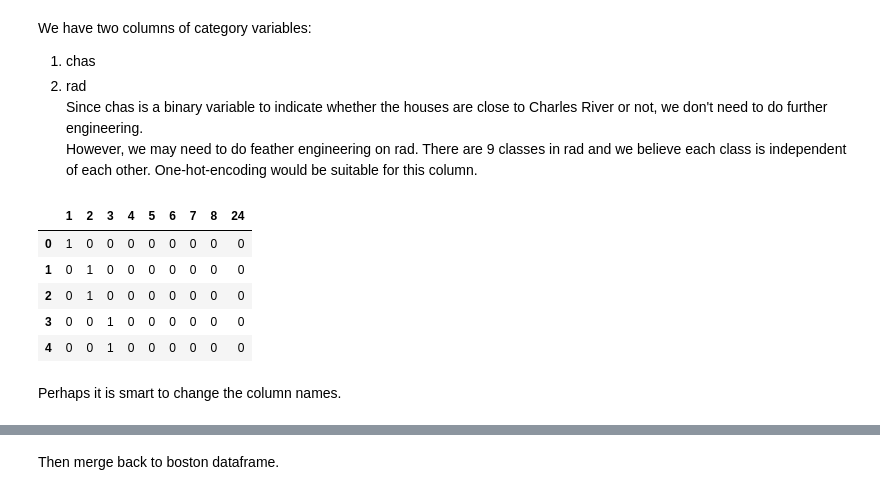
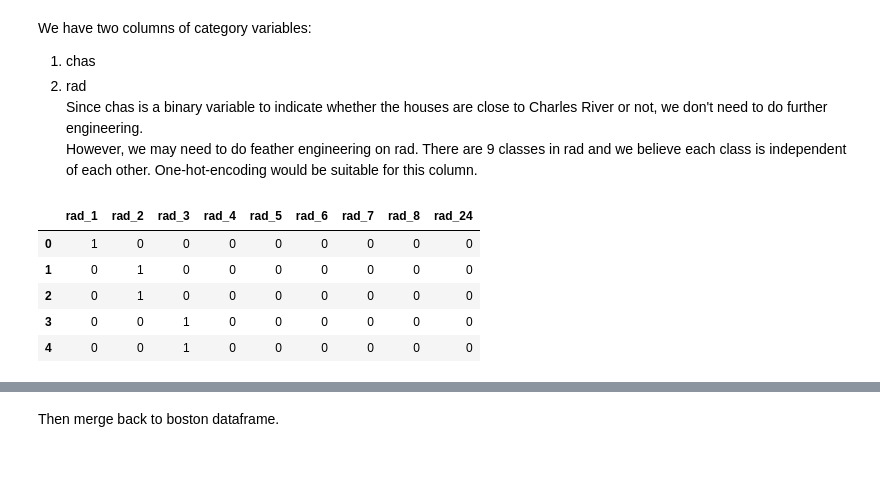
Before and after one commit to jacquessham/bostonhousingprice, a Jupyter notebook: Boston_Py.ipynb, the cells around one changed output, grey strips where cells are left out. Saved outputs shown, nothing was run; the diff lists cells and outputs as text; code cells hidden in the pictures; blank space fills up the shorter version.

```diff
--- a/Boston_Py.ipynb
+++ b/Boston_Py.ipynb
@@ -170,14 +170,12 @@ We have two columns of category variables:<br>
 Since chas is a binary variable to indicate whether the houses are close to Charles River or not, we don't need to do further engineering.<br>
 However, we may need to do feather engineering on rad. There are 9 classes in rad and we believe each class is independent of each other. One-hot-encoding would be suitable for this column.
 # %%
-rad_dummies = pd.get_dummies(boston['rad'])
+rad_dummies = pd.get_dummies(boston['rad'], prefix="rad")
 rad_dummies.head()
 # %% [output]
-|  | 1 | 2 | 3 | 4 | 5 | 6 | 7 | 8 | 24 |
+|  | rad_1 | rad_2 | rad_3 | rad_4 | rad_5 | rad_6 | rad_7 | rad_8 | rad_24 |
 | 0 | 1 | 0 | 0 | 0 | 0 | 0 | 0 | 0 | 0 |
 | 1 | 0 | 1 | 0 | 0 | 0 | 0 | 0 | 0 | 0 |
 | 2 | 0 | 1 | 0 | 0 | 0 | 0 | 0 | 0 | 0 |
 | 3 | 0 | 0 | 1 | 0 | 0 | 0 | 0 | 0 | 0 |
 | 4 | 0 | 0 | 1 | 0 | 0 | 0 | 0 | 0 | 0 |
-# %% [markdown]
-Perhaps it is smart to change the column names.
```
Also changed, not shown: parts of 15 cells of this notebook, 1 other file.
